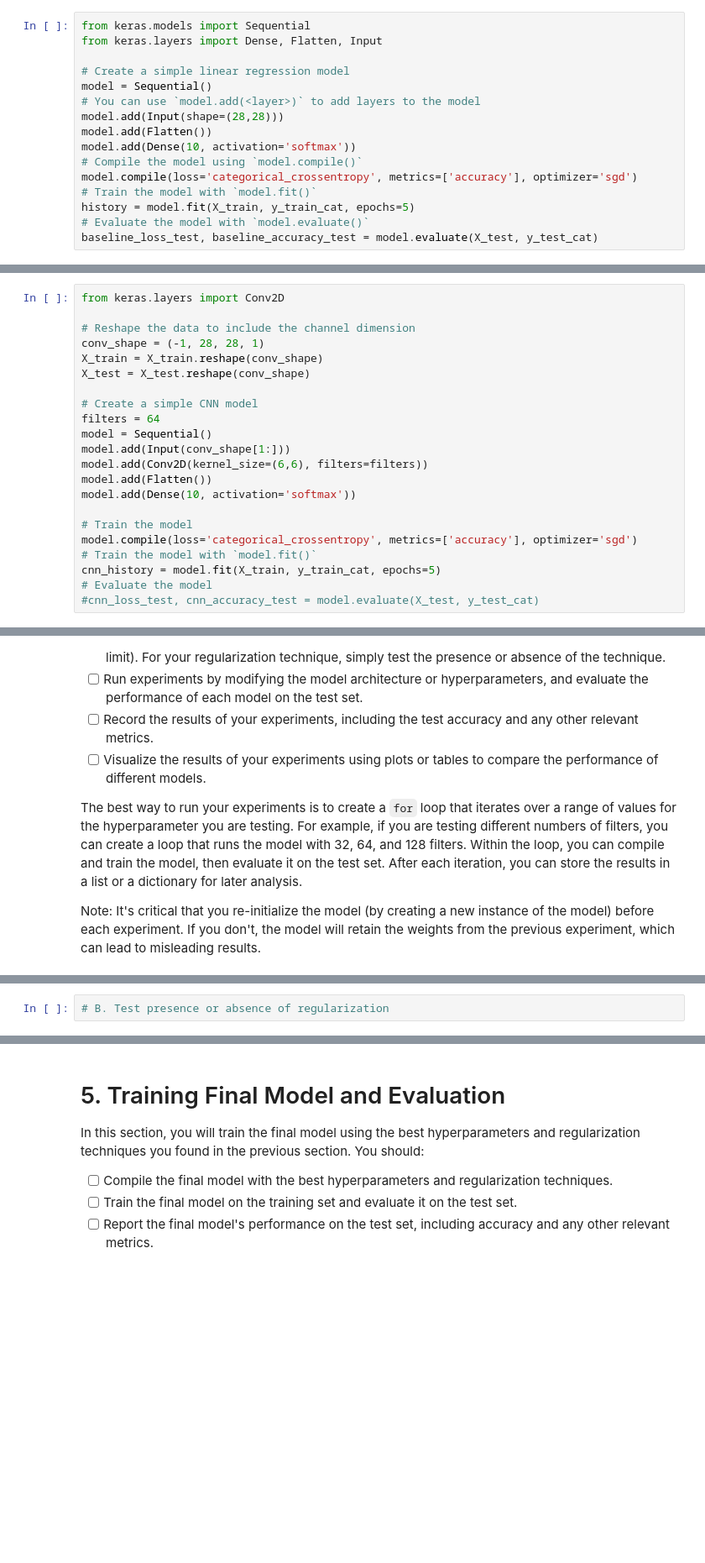
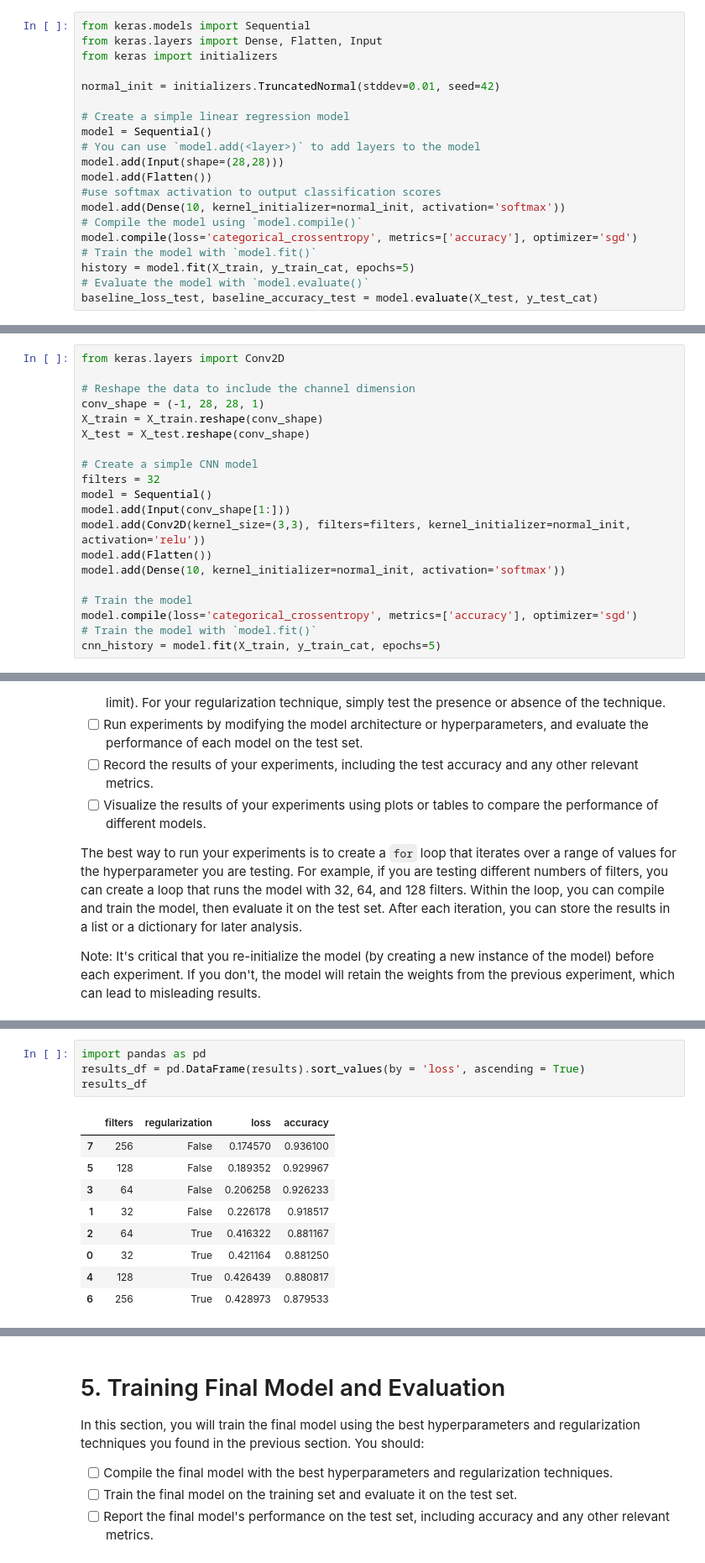
Before and after one commit to jseis/deep_learning, a Jupyter notebook: 02_activities/assignments/assignment_1.ipynb, the cells around one changed output, grey strips where cells are left out. Shown at 84% size. Cells and saved outputs as stored; diff of their text form; blank space fills up the shorter version.

```diff
--- a/02_activities/assignments/assignment_1.ipynb
+++ b/02_activities/assignments/assignment_1.ipynb
@@ -85,13 +76,17 @@ Note that for this step, we will need to use `Flatten` to convert the 2D images
 # %%
 from keras.models import Sequential
 from keras.layers import Dense, Flatten, Input
+from keras import initializers
+
+normal_init = initializers.TruncatedNormal(stddev=0.01, seed=42)
 
 # Create a simple linear regression model
 model = Sequential()
 # You can use `model.add(<layer>)` to add layers to the model
 model.add(Input(shape=(28,28)))
 model.add(Flatten())
-model.add(Dense(10, activation='softmax'))
+#use softmax activation to output classification scores
+model.add(Dense(10, kernel_initializer=normal_init, activation='softmax'))
 # Compile the model using `model.compile()`
 model.compile(loss='categorical_crossentropy', metrics=['accuracy'], optimizer='sgd')
 # Train the model with `model.fit()`
@@ -148,18 +143,16 @@ X_train = X_train.reshape(conv_shape)
 X_test = X_test.reshape(conv_shape)
 
 # Create a simple CNN model
-filters = 64
+filters = 32
 model = Sequential()
 model.add(Input(conv_shape[1:]))
-model.add(Conv2D(kernel_size=(6,6), filters=filters))
+model.add(Conv2D(kernel_size=(3,3), filters=filters, kernel_initializer=normal_init, activation='relu'))
 model.add(Flatten())
-model.add(Dense(10, activation='softmax'))
+model.add(Dense(10, kernel_initializer=normal_init, activation='softmax'))
 
 # Train the model
 model.compile(loss='categorical_crossentropy', metrics=['accuracy'], optimizer='sgd')
 # Train the model with `model.fit()`
 cnn_history = model.fit(X_train, y_train_cat, epochs=5)
-# Evaluate the model
-#cnn_loss_test, cnn_accuracy_test = model.evaluate(X_test, y_test_cat)
 # %% [output]
 Epoch 1/5
@@ -194,2 +257,14 @@ Note: It's critical that you re-initialize the model (by creating a new instance
 # %%
-# B. Test presence or absence of regularization
+import pandas as pd
+results_df = pd.DataFrame(results).sort_values(by = 'loss', ascending = True)
+results_df
+# %% [output]
+|  | filters | regularization | loss | accuracy |
+| 7 | 256 | False | 0.174570 | 0.936100 |
+| 5 | 128 | False | 0.189352 | 0.929967 |
+| 3 | 64 | False | 0.206258 | 0.926233 |
+| 1 | 32 | False | 0.226178 | 0.918517 |
+| 2 | 64 | True | 0.416322 | 0.881167 |
+| 0 | 32 | True | 0.421164 | 0.881250 |
+| 4 | 128 | True | 0.426439 | 0.880817 |
+| 6 | 256 | True | 0.428973 | 0.879533 |
```
Also changed, not shown: parts of 11 cells of this notebook, 1 other file.
